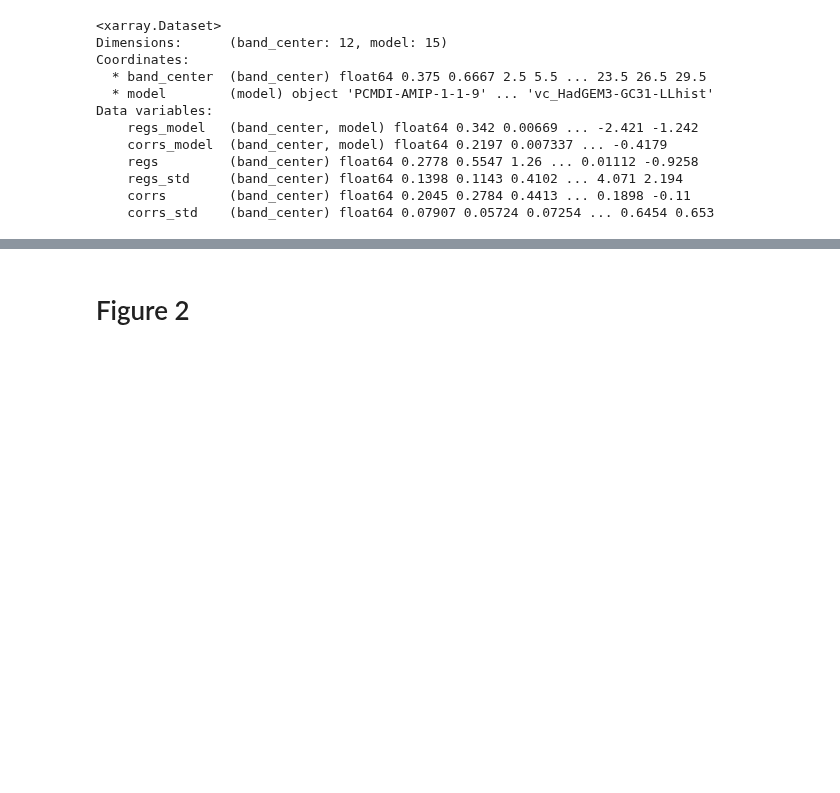
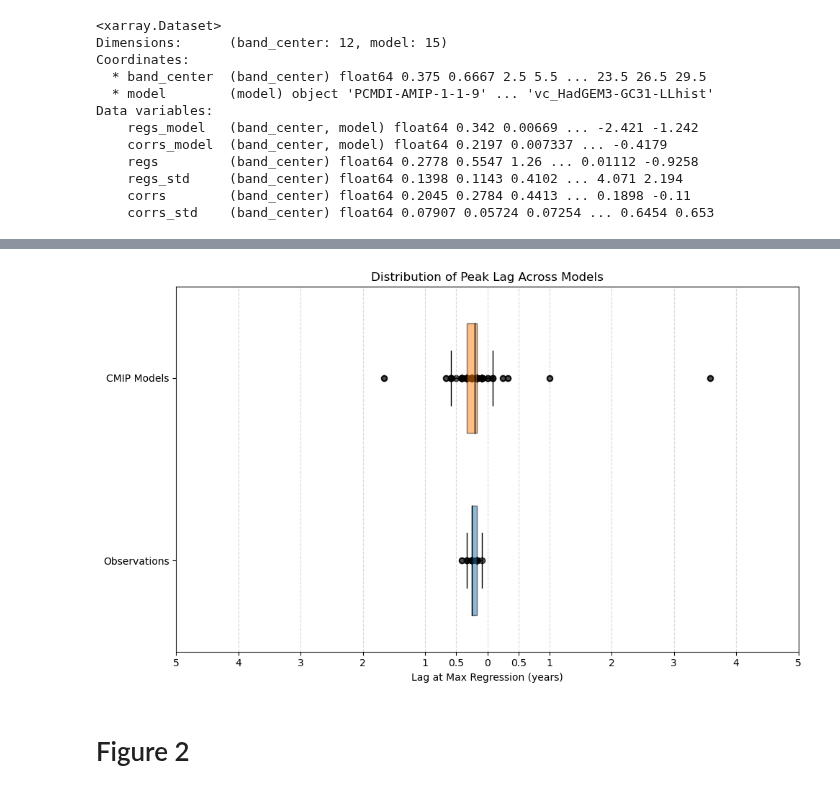
Before and after one commit to zacespinosa/SO-EP-teleconnection, a Jupyter notebook: Figure_Notebooks/Figure_2_time.ipynb, the cells around one changed output, grey strips where cells are left out. Cells and saved outputs as stored; diff of their text form; code cells hidden in the pictures; blank space fills up the shorter version.

```diff
--- a/Figure_Notebooks/Figure_2_time.ipynb
+++ b/Figure_Notebooks/Figure_2_time.ipynb
@@ -295,3 +295,77 @@ Data variables:
     regs_std     (band_center) float64 0.1398 0.1143 0.4102 ... 4.071 2.194
     corrs        (band_center) float64 0.2045 0.2784 0.4413 ... 0.1898 -0.11
     corrs_std    (band_center) float64 0.07907 0.05724 0.07254 ... 0.6454 0.653
+# %%
+import matplotlib.pyplot as plt
+import numpy as np
+import pandas as pd
+
+# Get lag of max reg for observations and CMIP models
+obs_max_lag = lagged_so_ept_coupling_obs["reg"].idxmax(dim="lags").to_pandas()
+cmip_max_lag = lagged_so_ept_coupling["reg"].idxmax(dim="lags").to_pandas()
+
+# Print models with smallest and largest lag for obs
+obs_min_model = obs_max_lag.idxmin()
+obs_min_lag = obs_max_lag.min()
+obs_max_model = obs_max_lag.idxmax()
+obs_max_lag_val = obs_max_lag.max()
+print(f"OBS Models:")
+print(f"  Smallest lag: {obs_min_lag} at model {obs_min_model}")
+print(f"  Largest lag: {obs_max_lag_val} at model {obs_max_model}")
+
+# Print models with smallest and largest lag for cmip
+cmip_min_model = cmip_max_lag.idxmin()
+cmip_min_lag = cmip_max_lag.min()
+cmip_max_model = cmip_max_lag.idxmax()
+cmip_max_lag_val = cmip_max_lag.max()
+print(f"CMIP Models:")
+print(f"  Smallest lag: {cmip_min_lag} at model {cmip_min_model}")
+print(f"  Largest lag: {cmip_max_lag_val} at model {cmip_max_model}")
+
+# Plotting
+fig, ax = plt.subplots(figsize=(10, 6))
+
+colors = ['tab:blue', 'tab:orange']
+boxprops     = dict(color='black')
+medianprops  = dict(color='black')
+whiskerprops = dict(color='black')
+capprops     = dict(color='black')
+flierprops   = dict(marker='o', markersize=5, linestyle='none', color='gray')
+
+data_boxplots = [obs_max_lag.values, cmip_max_lag.values]
+
+bp = ax.boxplot(
+    data_boxplots,
+    positions=[1, 2],
+    vert=False,
+    widths=0.6,
+    patch_artist=True,
+    boxprops=boxprops,
+    medianprops=medianprops,
+    whiskerprops=whiskerprops,
+    capprops=capprops,
+    flierprops=flierprops
+)
+
+for patch, color in zip(bp['boxes'], colors):
+    patch.set_facecolor(color)
+    patch.set_alpha(0.5)
+
+ax.scatter(obs_max_lag.values, np.full_like(obs_max_lag.values, 1), color="black", alpha=0.7, label="Obs Models")
+ax.scatter(cmip_max_lag.values, np.full_like(cmip_max_lag.values, 2), color="black", alpha=0.7, label="CMIP Models")
+
+ax.set_yticks([1, 2])
+ax.set_yticklabels(["Observations", "CMIP Models"])
+
+# Custom x ticks and labels
+xticks = [-60, -48, -36, -24, -12, -6, 0, 6, 12, 24, 36, 48, 60]
+xlabels = [5, 4, 3, 2, 1, 0.5, 0, 0.5, 1, 2, 3, 4, 5]
+ax.set_xticks(xticks)
+ax.set_xticklabels(xlabels)
+
+ax.set_xlabel("Lag at Max Regression (years)")
+ax.set_title("Distribution of Peak Lag Across Models")
+ax.grid(True, axis='x', linestyle='--', alpha=0.5)
+plt.tight_layout()
+plt.show()
+# %% [output]
@@ -298,3 +378,4 @@ Data variables:
+[figure, added]
 # %% [markdown]
 # Figure 2
 # %%
```
Also changed, not shown: parts of 1 cell of this notebook, 20 other files.
